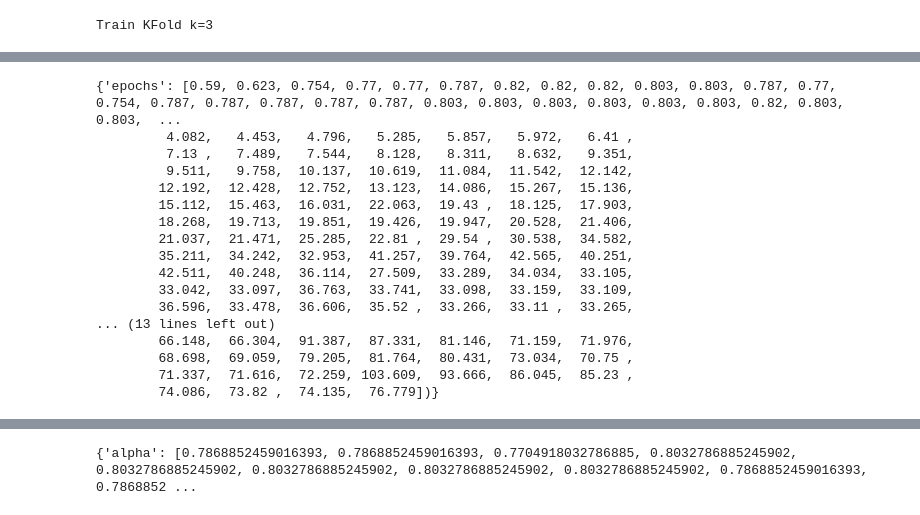
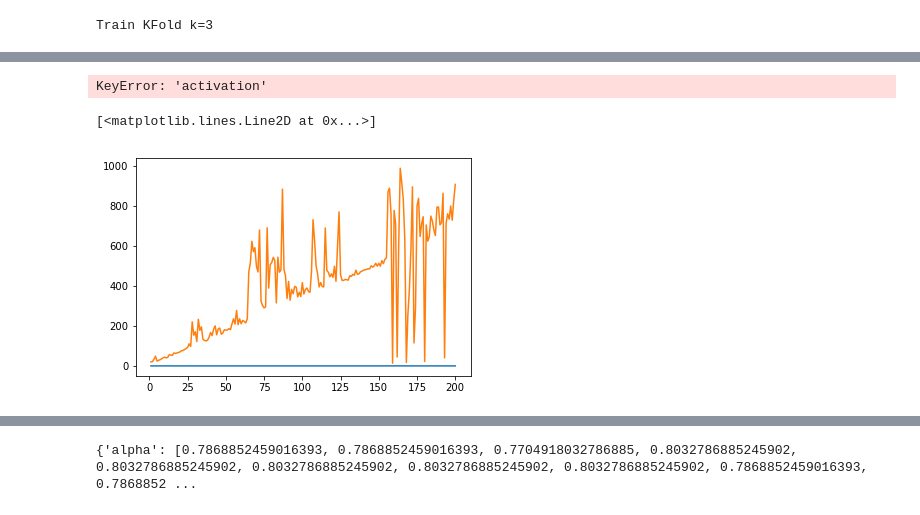
Before and after one commit to joel99/4641-work, a Jupyter notebook: supervised-learning/models.ipynb, the cells around one changed output, grey strips where cells are left out. Cells and saved outputs as stored; diff of their text form; code cells hidden in the pictures.

```diff
--- a/supervised-learning/models.ipynb
+++ b/supervised-learning/models.ipynb
@@ -98,40 +175,29 @@ print(net_results["tr_size"])
 # %%
-net_results["activation"] = []
 for act in net_hyperparams["activation"]:
     clf = MLPClassifier(solver='lbfgs', hidden_layer_sizes=(10, 10), activation=act, random_state=seed)
     clf = clf.fit(x_tr, y_tr)
     y_pred = clf.predict(x_te)
     net_results["activation"].append(r_acc(y_te, y_pred))
+    y_tr_pred = clf.predict(split_x_tr)
+    net_results["tr_activation"].append(r_acc(split_y_tr, y_tr_pred))
 print(net_results["activation"])
+# %%
+plt.plot(np.arange(len(net_hyperparams["activation"])), net_results["activation"])
+# %% [output]
+KeyError: 'activation'
 # %%
-results["epochs"] = [] # also include time
-results["epochs_time"] = []
+net_results["epochs_time"] = []
 for ep in net_hyperparams["epochs"]:
     clf = MLPClassifier(solver='lbfgs', hidden_layer_sizes=(10, 10), max_iter=ep, tol=1e-10, random_state=seed)
     time_start = datetime.now()
     clf = clf.fit(x_tr, y_tr)
     time_elapsed = (datetime.now() - time_start).microseconds
     y_pred = clf.predict(x_te)
     net_results["epochs"].append(r_acc(y_te, y_pred))
     net_results["epochs_time"].append(round(time_elapsed, 3))
+    y_tr_pred = clf.predict(split_x_tr)
+    net_results["tr_epochs"].append(r_acc(split_y_tr, y_tr_pred))
 net_results["epochs_time"] = np.asarray(net_results["epochs_time"]) * 1e-3 # Microseconds -> ms
-print(net_results["epochs"])
-print(net_results["epochs_time"])
 # %% [output]
-{'epochs': [0.59, 0.623, 0.754, 0.77, 0.77, 0.787, 0.82, 0.82, 0.82, 0.803, 0.803, 0.787, 0.77, 0.754, 0.787, 0.787, 0.787, 0.787, 0.787, 0.803, 0.803, 0.803, 0.803, 0.803, 0.803, 0.82, 0.803, 0.803,  ...
-         4.082,   4.453,   4.796,   5.285,   5.857,   5.972,   6.41 ,
-         7.13 ,   7.489,   7.544,   8.128,   8.311,   8.632,   9.351,
-         9.511,   9.758,  10.137,  10.619,  11.084,  11.542,  12.142,
-        12.192,  12.428,  12.752,  13.123,  14.086,  15.267,  15.136,
-        15.112,  15.463,  16.031,  22.063,  19.43 ,  18.125,  17.903,
-        18.268,  19.713,  19.851,  19.426,  19.947,  20.528,  21.406,
-        21.037,  21.471,  25.285,  22.81 ,  29.54 ,  30.538,  34.582,
-        35.211,  34.242,  32.953,  41.257,  39.764,  42.565,  40.251,
-        42.511,  40.248,  36.114,  27.509,  33.289,  34.034,  33.105,
-        33.042,  33.097,  36.763,  33.741,  33.098,  33.159,  33.109,
-        36.596,  33.478,  36.606,  35.52 ,  33.266,  33.11 ,  33.265,
-... (13 lines left out)
-        66.148,  66.304,  91.387,  87.331,  81.146,  71.159,  71.976,
-        68.698,  69.059,  79.205,  81.764,  80.431,  73.034,  70.75 ,
-        71.337,  71.616,  72.259, 103.609,  93.666,  86.045,  85.23 ,
-        74.086,  73.82 ,  74.135,  76.779])}
+[<matplotlib.lines.Line2D at 0x...>]
+[figure, added]
```
Also changed, not shown: parts of 36 cells of this notebook.
